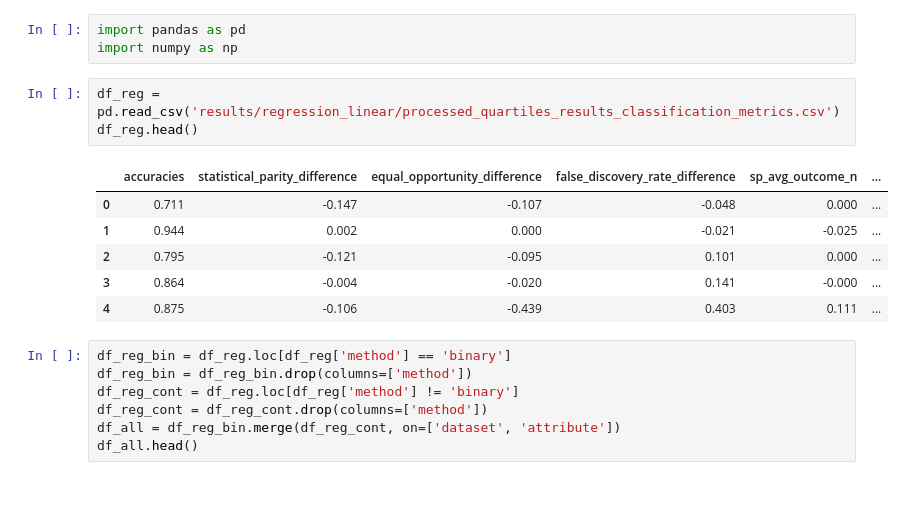
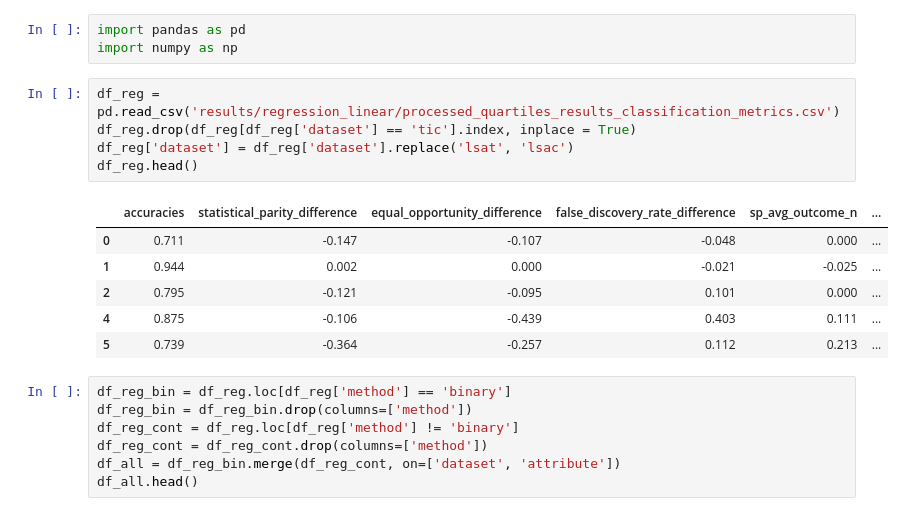
Before and after one commit to juliettm/fairness_in_regression, a Jupyter notebook: SP_comparison_plots.ipynb, the cells around one changed output. Cells and saved outputs as stored; diff of their text form.

```diff
--- a/SP_comparison_plots.ipynb
+++ b/SP_comparison_plots.ipynb
@@ -3,14 +3,16 @@ import pandas as pd
 import numpy as np
 # %%
 df_reg = pd.read_csv('results/regression_linear/processed_quartiles_results_classification_metrics.csv')
+df_reg.drop(df_reg[df_reg['dataset'] == 'tic'].index, inplace = True)
+df_reg['dataset'] = df_reg['dataset'].replace('lsat', 'lsac')
 df_reg.head()
 # %% [output]
 |  | accuracies | statistical_parity_difference | equal_opportunity_difference | false_discovery_rate_difference | sp_avg_outcome_n | ... |
 | 0 | 0.711 | -0.147 | -0.107 | -0.048 | 0.000 | ... |
 | 1 | 0.944 | 0.002 | 0.000 | -0.021 | -0.025 | ... |
 | 2 | 0.795 | -0.121 | -0.095 | 0.101 | 0.000 | ... |
-| 3 | 0.864 | -0.004 | -0.020 | 0.141 | -0.000 | ... |
 | 4 | 0.875 | -0.106 | -0.439 | 0.403 | 0.111 | ... |
+| 5 | 0.739 | -0.364 | -0.257 | 0.112 | 0.213 | ... |
 # %%
 df_reg_bin = df_reg.loc[df_reg['method'] == 'binary']
 df_reg_bin = df_reg_bin.drop(columns=['method'])
```
Also changed, not shown: parts of 7 cells of this notebook, 5 other files.
